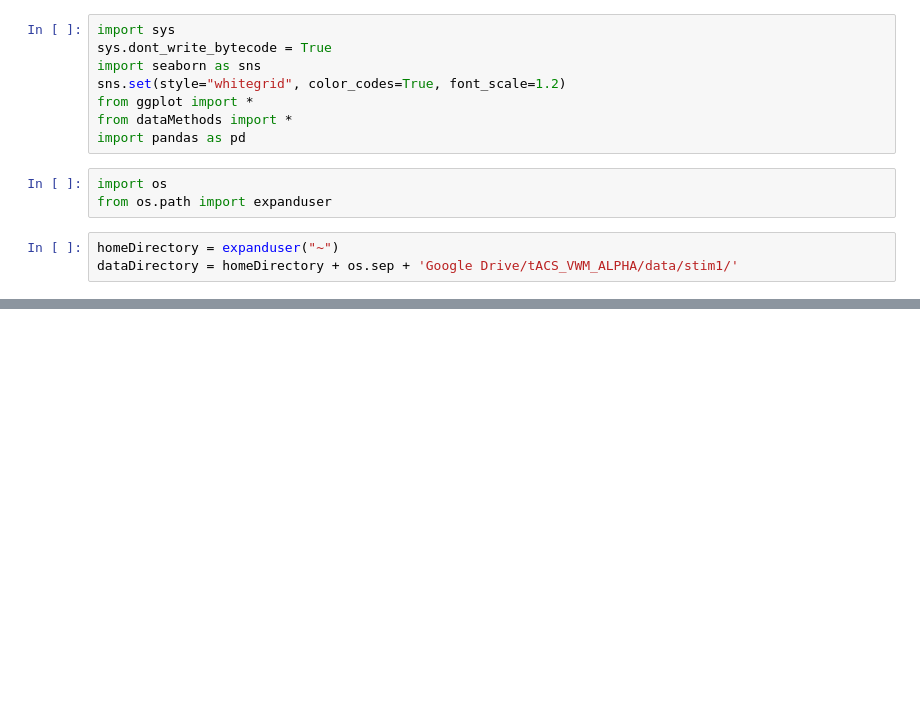
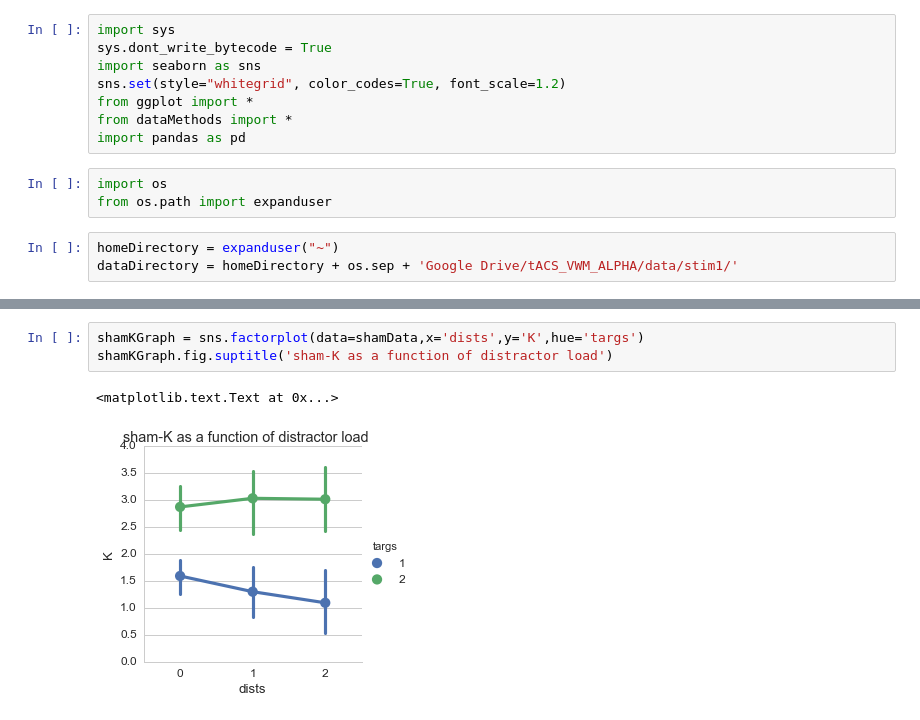
Before and after one commit to alexgonzl/tacs_vmw_alpha, a Jupyter notebook: dataVisualization.ipynb, the cells around one changed output, grey strips where cells are left out. Drawn from its saved outputs; the diff is of its cells as text; blank space fills up the shorter version.

```diff
--- a/dataVisualization.ipynb
+++ b/dataVisualization.ipynb
@@ -126,0 +113,6 @@ sns.stripplot()
+# %%
+shamKGraph = sns.factorplot(data=shamData,x='dists',y='K',hue='targs')
+shamKGraph.fig.suptitle('sham-K as a function of distractor load')
+# %% [output]
+<matplotlib.text.Text at 0x...>
+[figure, added]
```
Also changed, not shown: parts of 37 cells of this notebook, 4 other files.
